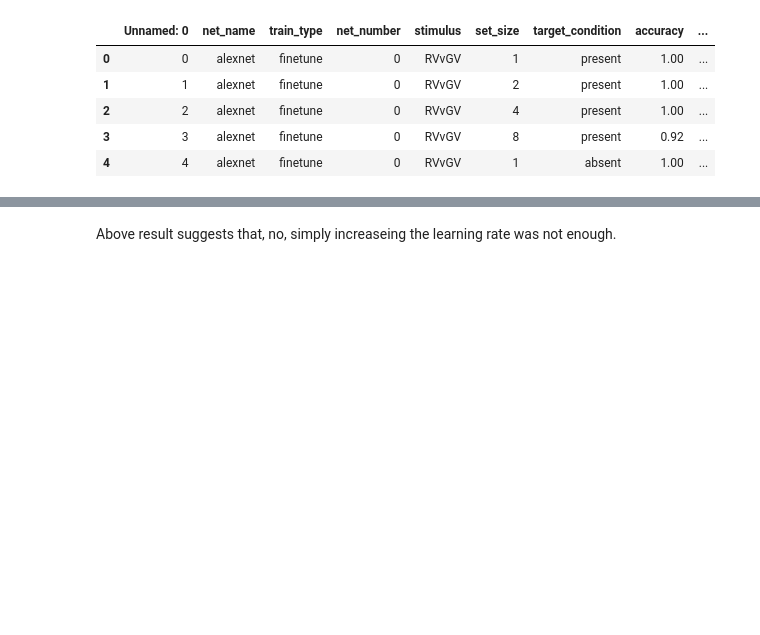
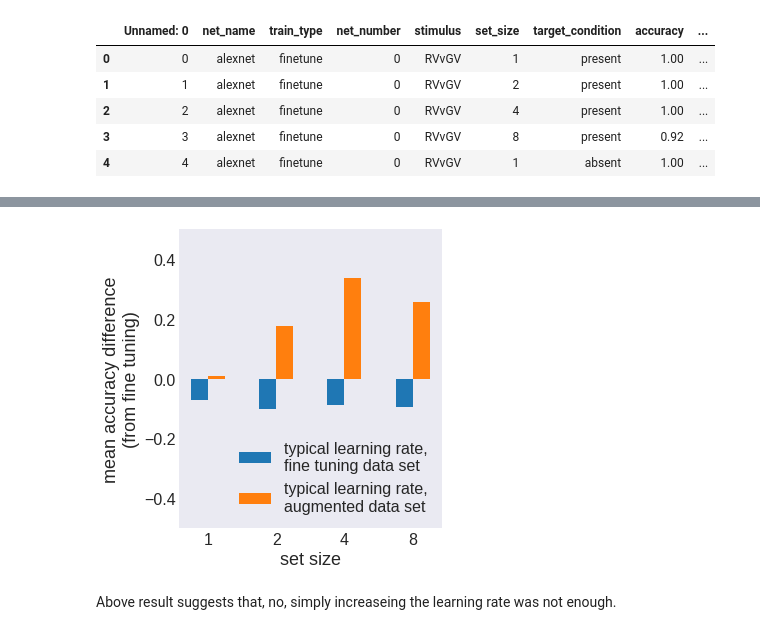
Before and after one commit to NickleDave/visual-search-nets, a Jupyter notebook: docs/notebooks/supp-info/alexnet-train-with-finetune-data.ipynb, the cells around one changed output, grey strips where cells are left out. Drawn from its saved outputs; the diff is of its cells as text; code cells hidden in the pictures; blank space fills up the shorter version.

```diff
--- a/docs/notebooks/supp-info/alexnet-train-with-finetune-data.ipynb
+++ b/docs/notebooks/supp-info/alexnet-train-with-finetune-data.ipynb
@@ -80,3 +109,24 @@ pal = sns.color_palette('muted')
+# %%
+mn_2_v_5_finetune, set_sizes = get_mean_both_condition(atft_df,
+                                                    'alexnet',
+                                                    'finetune',
+                                                    '2_v_5',
+                                                    'accuracy')
+
+mn_2_v_5_train_w_finetune, _ = get_mean_both_condition(atft_df,
+                                                    'alexnet',
+                                                    'train_finetune_data',
+                                                    '2_v_5',
+                                                    'accuracy')
+mn_2_v_5_train, _ = get_mean_both_condition(atft_df,
+                                                    'alexnet',
+                                                    'train',
+                                                    '2_v_5',
+                                                    'accuracy')
+
+tr_w_ft_diff = mn_2_v_5_train_w_finetune - mn_2_v_5_finetune
+
+tr_diff = mn_2_v_5_train - mn_2_v_5_finetune
 # %%
 save_as = '../../static/fig3/alexnet-finetune-train-w-finetune-train-ipynb.png'
 
@@ -117,2 +176,25 @@ for row, train_type in enumerate(train_types):
+# %%
+figsize=(5,5)
+fig, ax = plt.subplots(figsize=figsize)
+
+width = 0.25  # the width of the bars
+x = np.arange(len(set_sizes))
+
+ax.bar(x - width / 2, tr_w_ft_diff, width=width,
+       label='typical learning rate,\nfine tuning data set')
+ax.bar(x + width / 2, tr_diff, width=width,
+       label='typical learning rate,\naugmented data set')
+ax.set_xticks(x)
+ax.set_xticklabels([str(set_size) for set_size in set_sizes])
+ax.set_ylim([-0.5,0.5])
+ax.legend(loc='lower right');
+ax.set_xlabel('set size')
+ax.set_ylabel('mean accuracy difference\n(from fine tuning)')
+plt.tight_layout()
+plt.savefig(
+    '../../static/fig3/alexnet-finetune-train-w-finetune-train-diff-mean-ipynb.png'
+)
+# %% [output]
+[figure, added]
 # %% [markdown]
 Above result suggests that, no, simply increaseing the learning rate was not enough.
```
Also changed, not shown: parts of 4 cells of this notebook.
